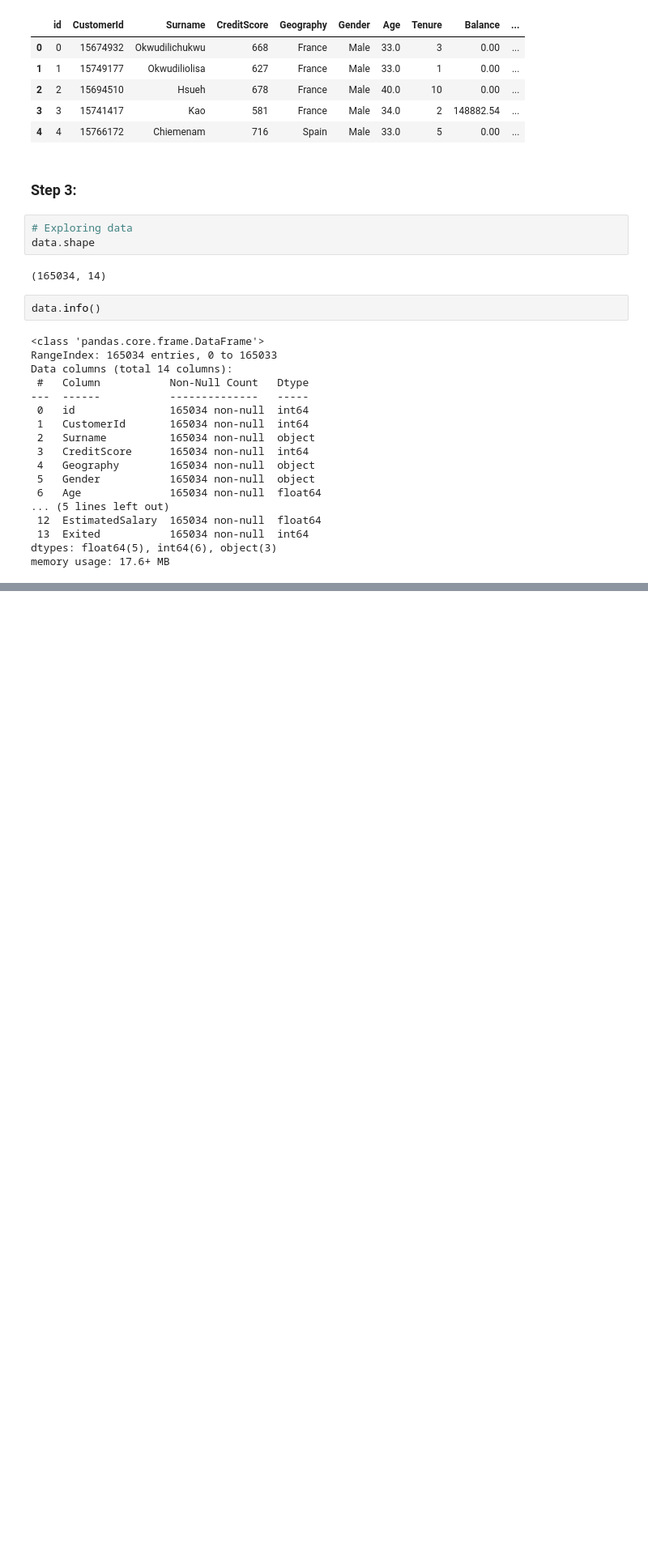
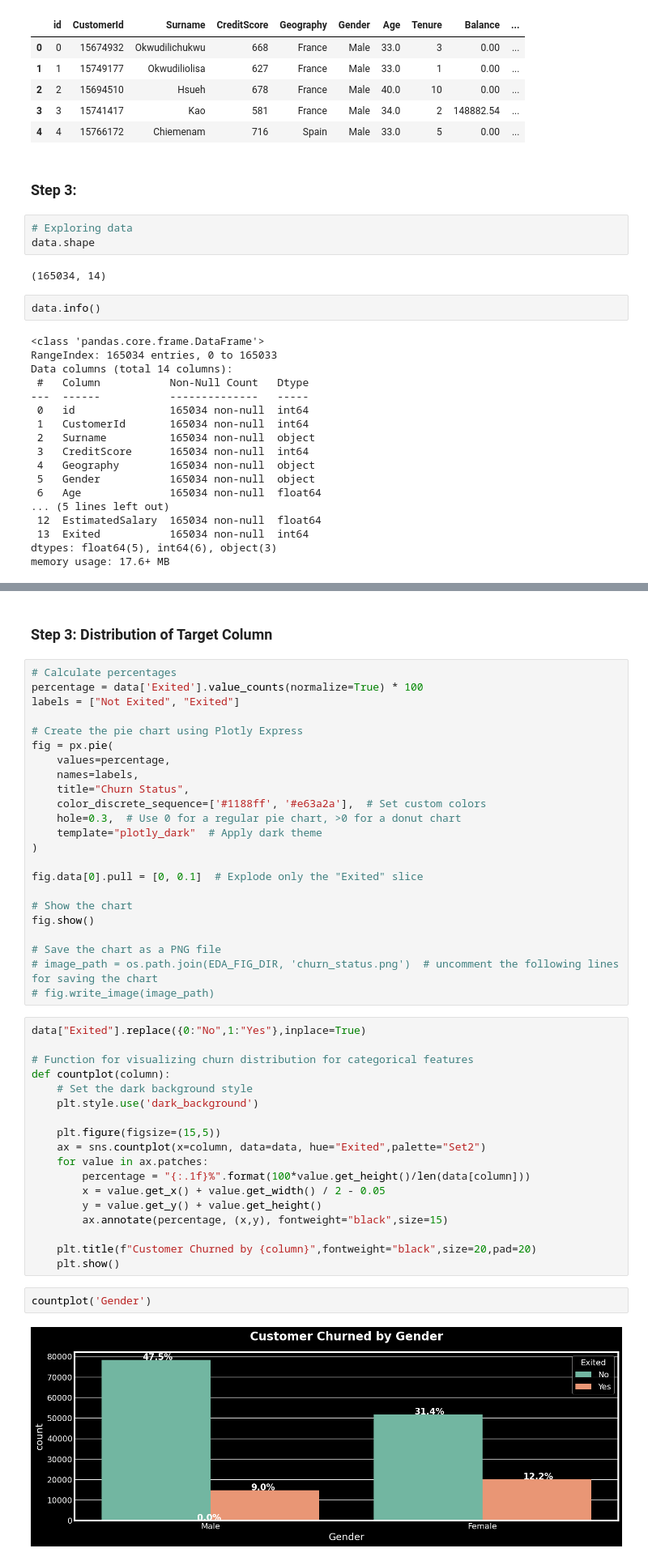
Before and after one commit to mateen-mk/Bank-Churn, a Jupyter notebook: notebooks/02-exploratory_data_analysis.ipynb, the cells around one changed output, grey strips where cells are left out. Shown: that part at 81% size. Cells and saved outputs as stored; diff of their text form; blank space fills up the shorter version.

```diff
--- a/notebooks/02-exploratory_data_analysis.ipynb
+++ b/notebooks/02-exploratory_data_analysis.ipynb
@@ -72,0 +125,47 @@ memory usage: 17.6+ MB
+# %% [markdown]
+### Step 3: Distribution of Target Column
+# %%
+# Calculate percentages
+percentage = data['Exited'].value_counts(normalize=True) * 100
+labels = ["Not Exited", "Exited"]
+
+# Create the pie chart using Plotly Express
+fig = px.pie(
+    values=percentage,
+    names=labels,
+    title="Churn Status",
+    color_discrete_sequence=['#1188ff', '#e63a2a'],  # Set custom colors
+    hole=0.3,  # Use 0 for a regular pie chart, >0 for a donut chart
+    template="plotly_dark"  # Apply dark theme
+)
+
+fig.data[0].pull = [0, 0.1]  # Explode only the "Exited" slice
+
+# Show the chart
+fig.show()
+
+# Save the chart as a PNG file
+# image_path = os.path.join(EDA_FIG_DIR, 'churn_status.png')  # uncomment the following lines for saving the chart
+# fig.write_image(image_path)
+# %%
+data["Exited"].replace({0:"No",1:"Yes"},inplace=True)
+
+# Function for visualizing churn distribution for categorical features
+def countplot(column):
+    # Set the dark background style
+    plt.style.use('dark_background')
+
+    plt.figure(figsize=(15,5))
+    ax = sns.countplot(x=column, data=data, hue="Exited",palette="Set2")
+    for value in ax.patches:
+        percentage = "{:.1f}%".format(100*value.get_height()/len(data[column]))
+        x = value.get_x() + value.get_width() / 2 - 0.05
+        y = value.get_y() + value.get_height()
+        ax.annotate(percentage, (x,y), fontweight="black",size=15)
+
+    plt.title(f"Customer Churned by {column}",fontweight="black",size=20,pad=20)
+    plt.show()
+# %%
+countplot('Gender')
+# %% [output]
+[figure, added]
```
Also changed, not shown: parts of 5 cells of this notebook.
